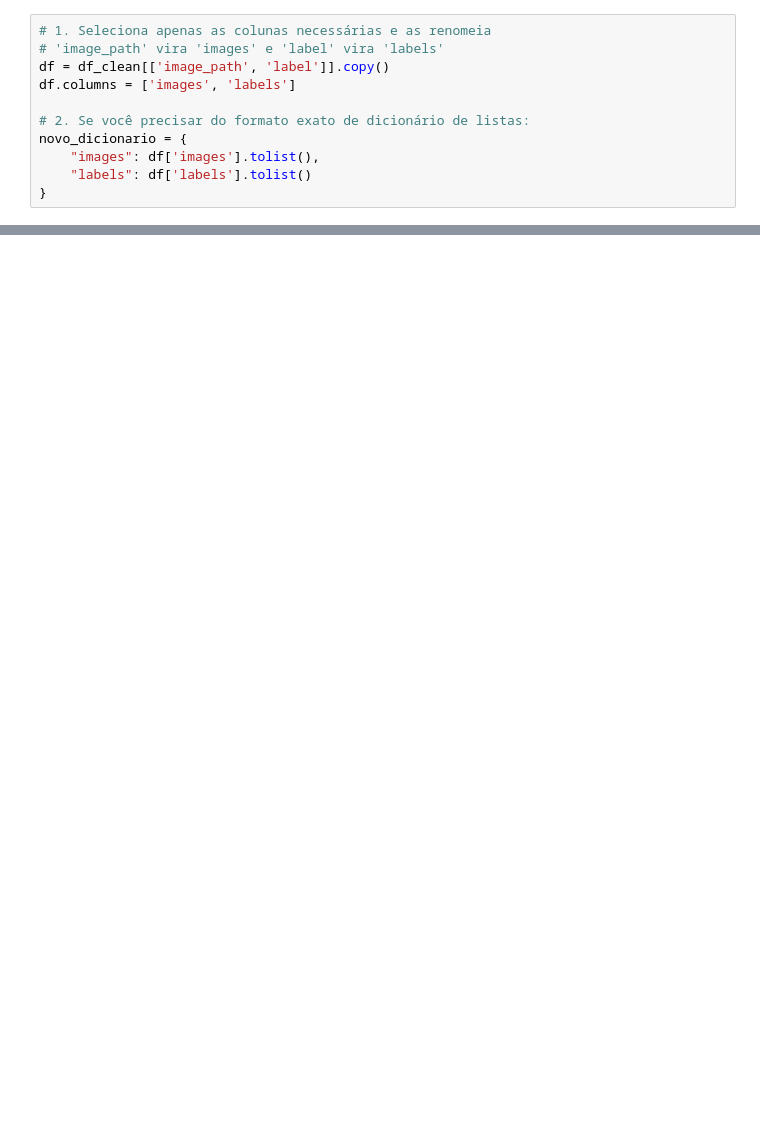
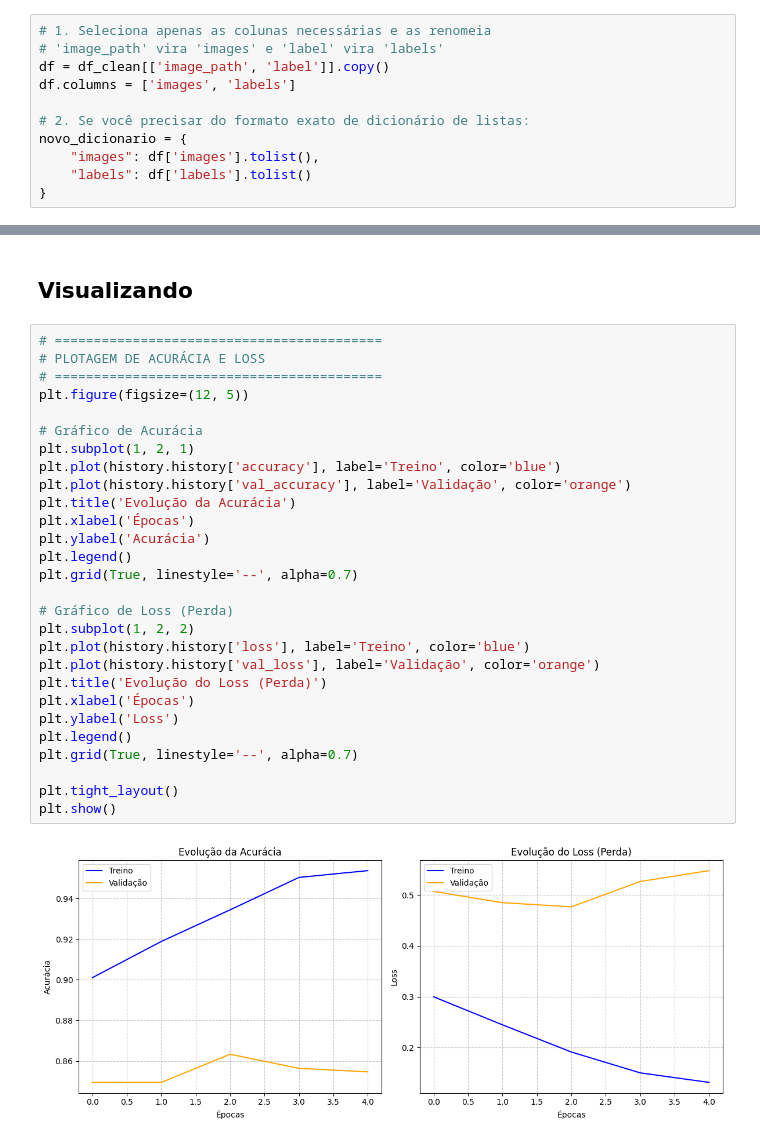
Before and after one commit to anysabele/Projeto-Bootcamp-ML-Avanti-2026.1, a Jupyter notebook: Equipe_2ipynb.ipynb, the cells around one changed output, grey strips where cells are left out. Cells and saved outputs as stored; diff of their text form; blank space fills up the shorter version.

```diff
--- a/Equipe_2ipynb.ipynb
+++ b/Equipe_2ipynb.ipynb
@@ -729,0 +723,32 @@ Realizando previsões no conjunto de teste...
+# %% [markdown]
+## Visualizando
+# %%
+# ==========================================
+# PLOTAGEM DE ACURÁCIA E LOSS
+# ==========================================
+plt.figure(figsize=(12, 5))
+
+# Gráfico de Acurácia
+plt.subplot(1, 2, 1)
+plt.plot(history.history['accuracy'], label='Treino', color='blue')
+plt.plot(history.history['val_accuracy'], label='Validação', color='orange')
+plt.title('Evolução da Acurácia')
+plt.xlabel('Épocas')
+plt.ylabel('Acurácia')
+plt.legend()
+plt.grid(True, linestyle='--', alpha=0.7)
+
+# Gráfico de Loss (Perda)
+plt.subplot(1, 2, 2)
+plt.plot(history.history['loss'], label='Treino', color='blue')
+plt.plot(history.history['val_loss'], label='Validação', color='orange')
+plt.title('Evolução do Loss (Perda)')
+plt.xlabel('Épocas')
+plt.ylabel('Loss')
+plt.legend()
+plt.grid(True, linestyle='--', alpha=0.7)
+
+plt.tight_layout()
+plt.show()
+# %% [output]
+[figure, added]
```
Also changed, not shown: parts of 27 cells of this notebook.
